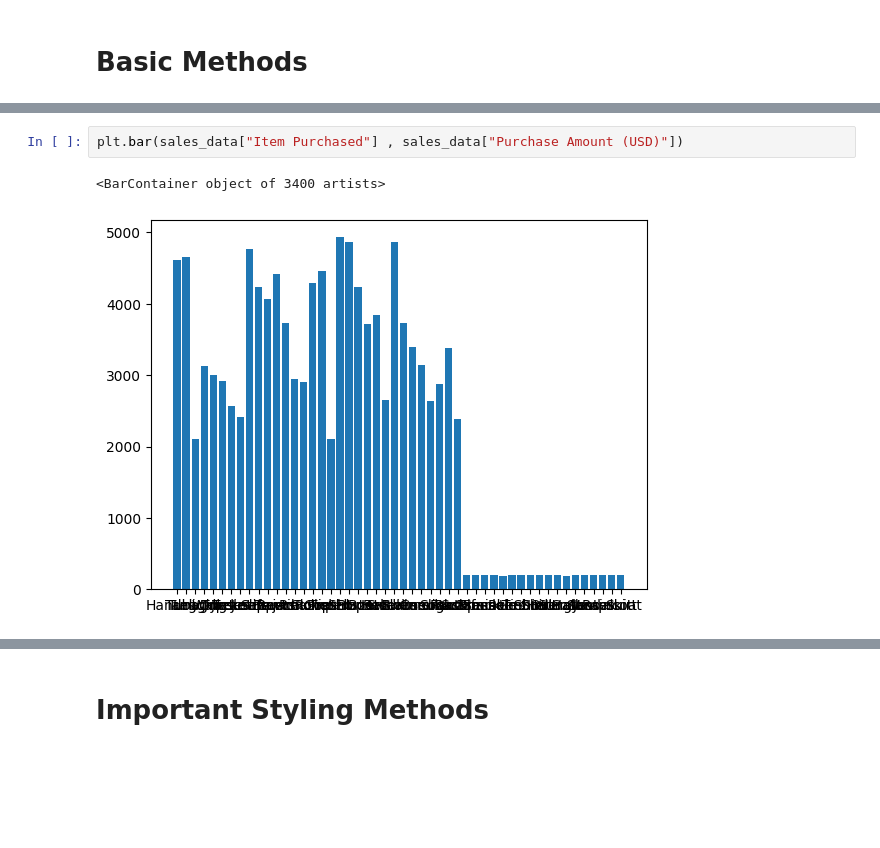
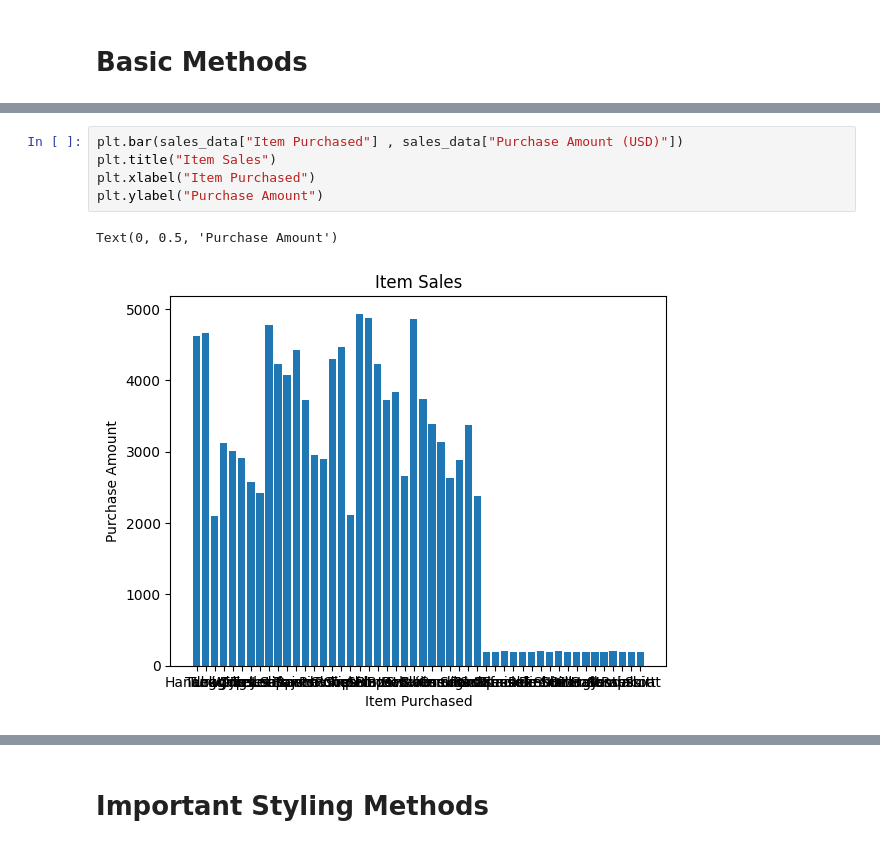
Before and after one commit to T-REX-C0DER/Data-Visualization-with-Python, a Jupyter notebook: Matplotlib.ipynb, the cells around one changed output, grey strips where cells are left out. Drawn from its saved outputs; the diff is of its cells as text; blank space fills up the shorter version.

```diff
--- a/Matplotlib.ipynb
+++ b/Matplotlib.ipynb
@@ -64,6 +84,9 @@ plt.scatter(sales_data["Item Purchased"] , sales_data["Purchase Amount (USD)"])
 # %%
 plt.bar(sales_data["Item Purchased"] , sales_data["Purchase Amount (USD)"])
+plt.title("Item Sales")
+plt.xlabel("Item Purchased")
+plt.ylabel("Purchase Amount")
 # %% [output]
-<BarContainer object of 3400 artists>
+Text(0, 0.5, 'Purchase Amount')
-[figure, old version]
+[figure, new version]
 # %%
```
Also changed, not shown: parts of 11 cells of this notebook.
